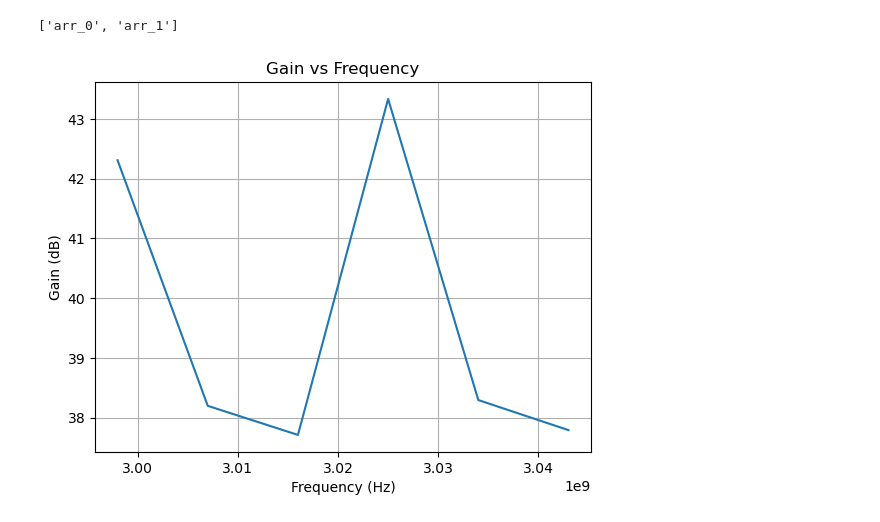
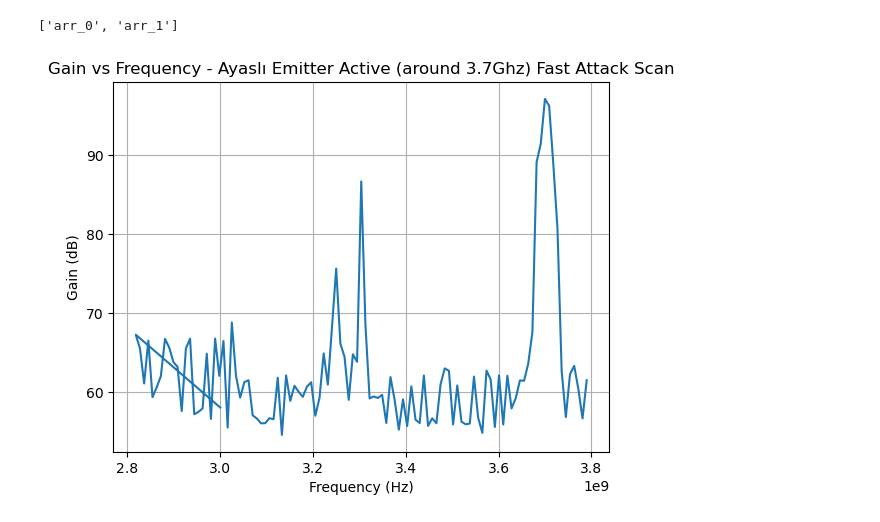
Before and after one commit to ahmetakman/BaritoneDynamics-SDR-client, a Jupyter notebook: notebooks/analysis_of_wide_scan.ipynb, the cells around one changed output. Saved outputs shown, nothing was run; the diff lists cells and outputs as text; code cells hidden in the pictures.

Commit message:
A working version and analysis plots

```diff
--- a/notebooks/analysis_of_wide_scan.ipynb
+++ b/notebooks/analysis_of_wide_scan.ipynb
@@ -8,7 +8,7 @@
 import numpy as np
 import matplotlib.pyplot as plt
 # %%
-filename = "narrow_scan.npz"
+filename = "emitter_active_fastattack_scan.npz"
 data = np.load(filename)
 print(data.files)
 # %% [output]
@@ -16,13 +16,14 @@ print(data.files)
 # %%
 center_frequencies = data['arr_0']
 max_gains = data['arr_1']
 
 plt.figure
 plt.plot(center_frequencies, max_gains)
 plt.xlabel('Frequency (Hz)')
 plt.ylabel('Gain (dB)')
-plt.title('Gain vs Frequency')
+plt.title('Gain vs Frequency - Ayaslı Emitter Active (around 3.7Ghz) Fast Attack Scan')
 plt.grid(True)
+plt.savefig('emitter_active_FastAttack_scan_ayasli.png')
 plt.show()
 # %% [output]
-[figure, old version]
+[figure, new version]
```
Also changed, not shown: 15 other files.
